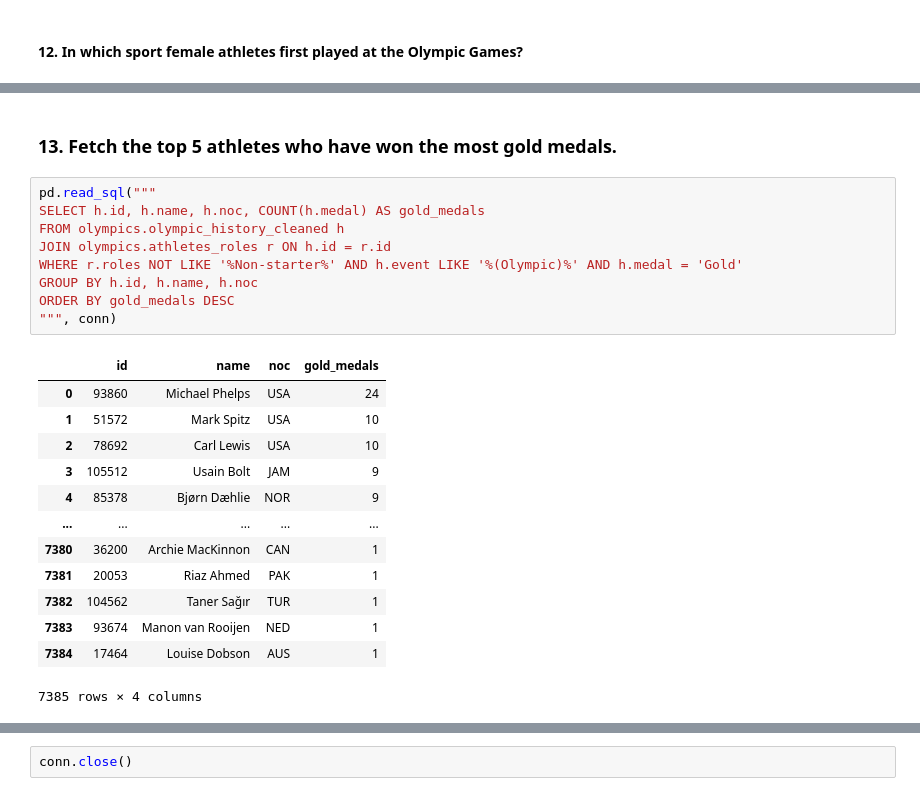
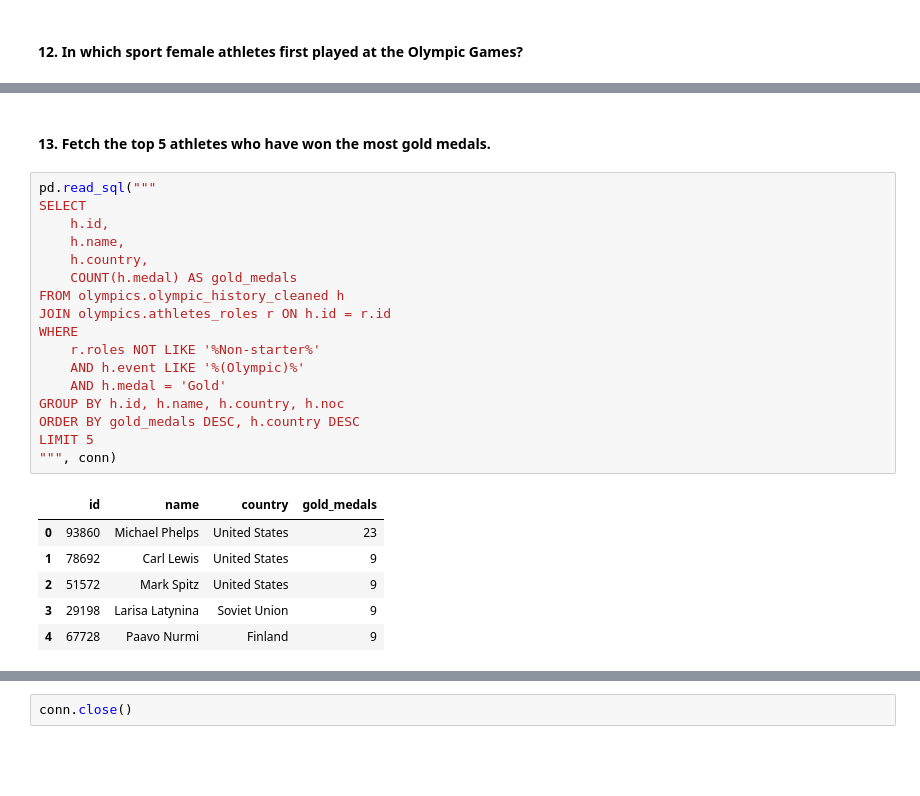
Before and after one commit to chanronnie/Olympics, a Jupyter notebook: analysis/olympics_analysis.ipynb, the cells around one changed output, grey strips where cells are left out. Cells and saved outputs as stored; diff of their text form; blank space fills up the shorter version.

```diff
--- a/analysis/olympics_analysis.ipynb
+++ b/analysis/olympics_analysis.ipynb
@@ -637,27 +617,28 @@ ORDER BY nb_female_athletes DESC
 | 3 | Equestrian Dressage (Equestrian) | 3 |
 | 4 | Sailing | 1 |
 # %% [markdown]
-### 13. Fetch the top 5 athletes who have won the most gold medals.
+#### 13. Fetch the top 5 athletes who have won the most gold medals.
 # %%
 pd.read_sql("""
-SELECT h.id, h.name, h.noc, COUNT(h.medal) AS gold_medals
+SELECT
+    h.id,
+    h.name,
+    h.country,
+    COUNT(h.medal) AS gold_medals
 FROM olympics.olympic_history_cleaned h
 JOIN olympics.athletes_roles r ON h.id = r.id
-WHERE r.roles NOT LIKE '%Non-starter%' AND h.event LIKE '%(Olympic)%' AND h.medal = 'Gold'
-GROUP BY h.id, h.name, h.noc
-ORDER BY gold_medals DESC
+WHERE
+    r.roles NOT LIKE '%Non-starter%'
+    AND h.event LIKE '%(Olympic)%'
+    AND h.medal = 'Gold'
+GROUP BY h.id, h.name, h.country, h.noc
+ORDER BY gold_medals DESC, h.country DESC
+LIMIT 5
 """, conn)
 # %% [output]
-|  | id | name | noc | gold_medals |
-| 0 | 93860 | Michael Phelps | USA | 24 |
-| 1 | 51572 | Mark Spitz | USA | 10 |
-| 2 | 78692 | Carl Lewis | USA | 10 |
-| 3 | 105512 | Usain Bolt | JAM | 9 |
-| 4 | 85378 | Bjørn Dæhlie | NOR | 9 |
-| ... | ... | ... | ... | ... |
-| 7380 | 36200 | Archie MacKinnon | CAN | 1 |
-| 7381 | 20053 | Riaz Ahmed | PAK | 1 |
-| 7382 | 104562 | Taner Sağır | TUR | 1 |
-| 7383 | 93674 | Manon van Rooijen | NED | 1 |
-| 7384 | 17464 | Louise Dobson | AUS | 1 |
+|  | id | name | country | gold_medals |
+| 0 | 93860 | Michael Phelps | United States | 23 |
+| 1 | 78692 | Carl Lewis | United States | 9 |
+| 2 | 51572 | Mark Spitz | United States | 9 |
+| 3 | 29198 | Larisa Latynina | Soviet Union | 9 |
+| 4 | 67728 | Paavo Nurmi | Finland | 9 |
-7385 rows × 4 columns
```
Also changed, not shown: parts of 27 cells of this notebook.
